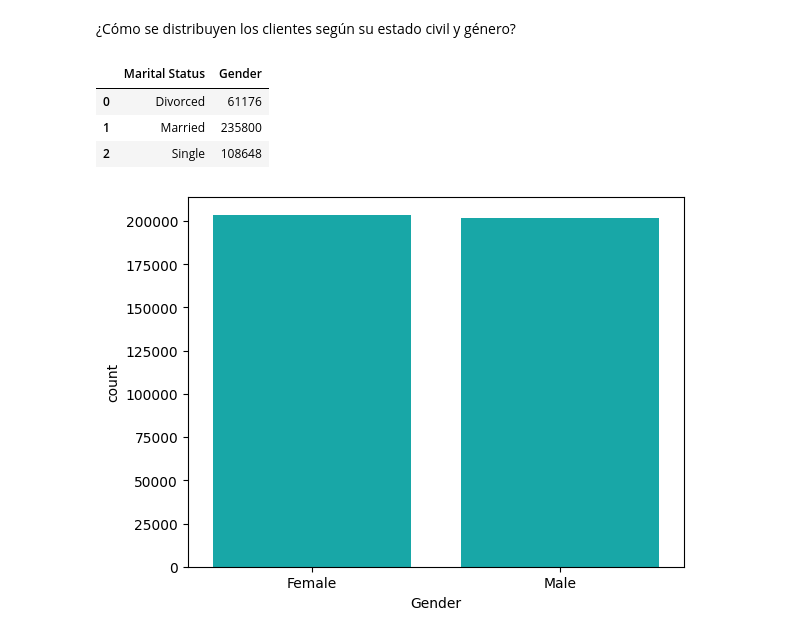
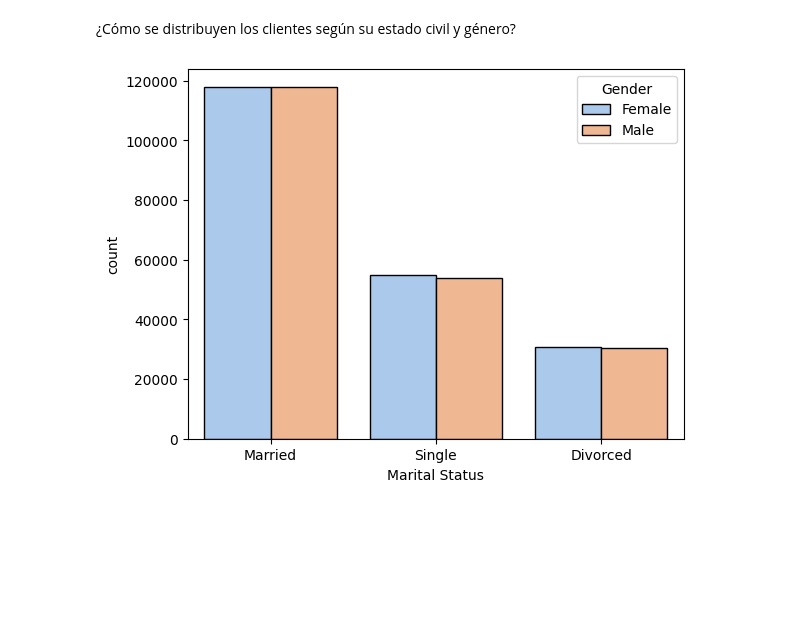
Before and after one commit to Adalab/bda-modulo-3-evaluacion-final-FrancaTortaroloo, a Jupyter notebook: Respuestas.ipynb, the cells around one changed output. Saved outputs shown, nothing was run; the diff lists cells and outputs as text; code cells hidden in the pictures; blank space fills up the shorter version.

```diff
--- a/Respuestas.ipynb
+++ b/Respuestas.ipynb
@@ -413,19 +468,12 @@ plt.show()
 [figure]
 # %% [markdown]
 ¿Cómo se distribuyen los clientes según su estado civil y género?
-# %%
-#Agrupar para facilitar la visualizacion
-
-grouped_df = merge.groupby('Marital Status')['Gender'].count().reset_index()
-grouped_df
-# %% [output]
-|  | Marital Status | Gender |
-| 0 | Divorced | 61176 |
-| 1 | Married | 235800 |
-| 2 | Single | 108648 |
 # %%
-sns.countplot(x = "Gender",
+sns.countplot(x = "Marital Status",
               data = merge,
-              color = "c");
+              hue = 'Gender',
+              palette = "pastel",
+              edgecolor = 'black'
+              );
 # %% [output]
-[figure, old version]
+[figure, new version]
```
Also changed, not shown: parts of 2 cells of this notebook.
